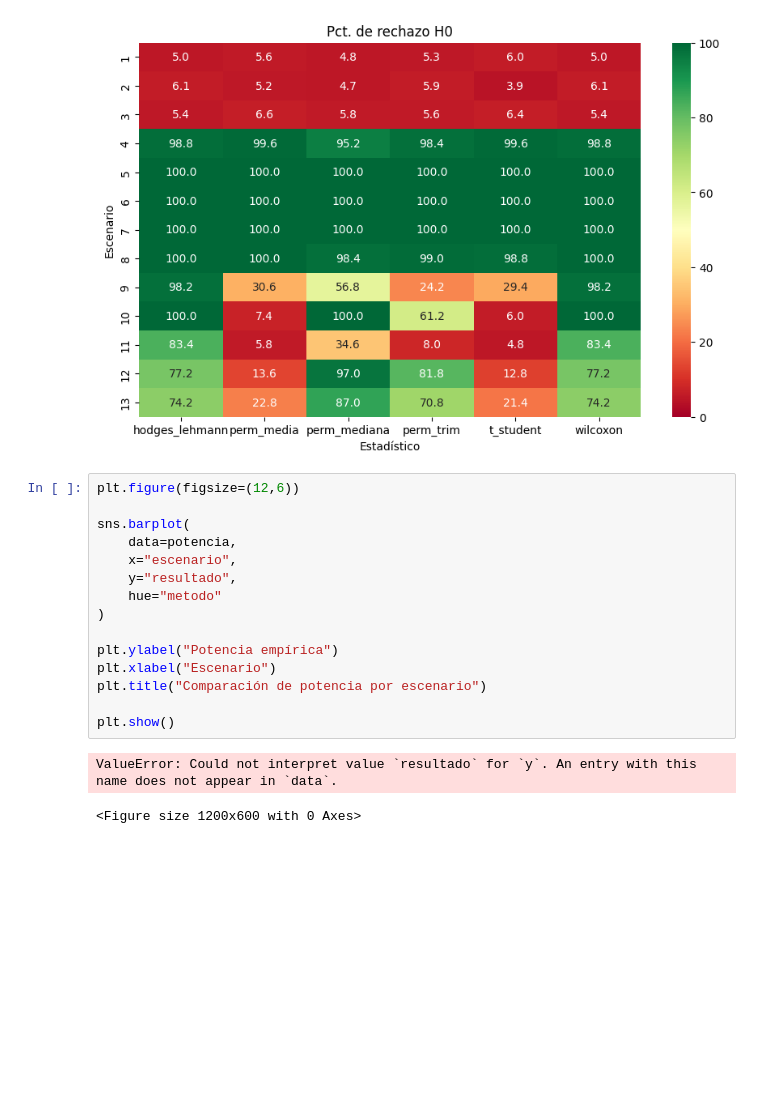
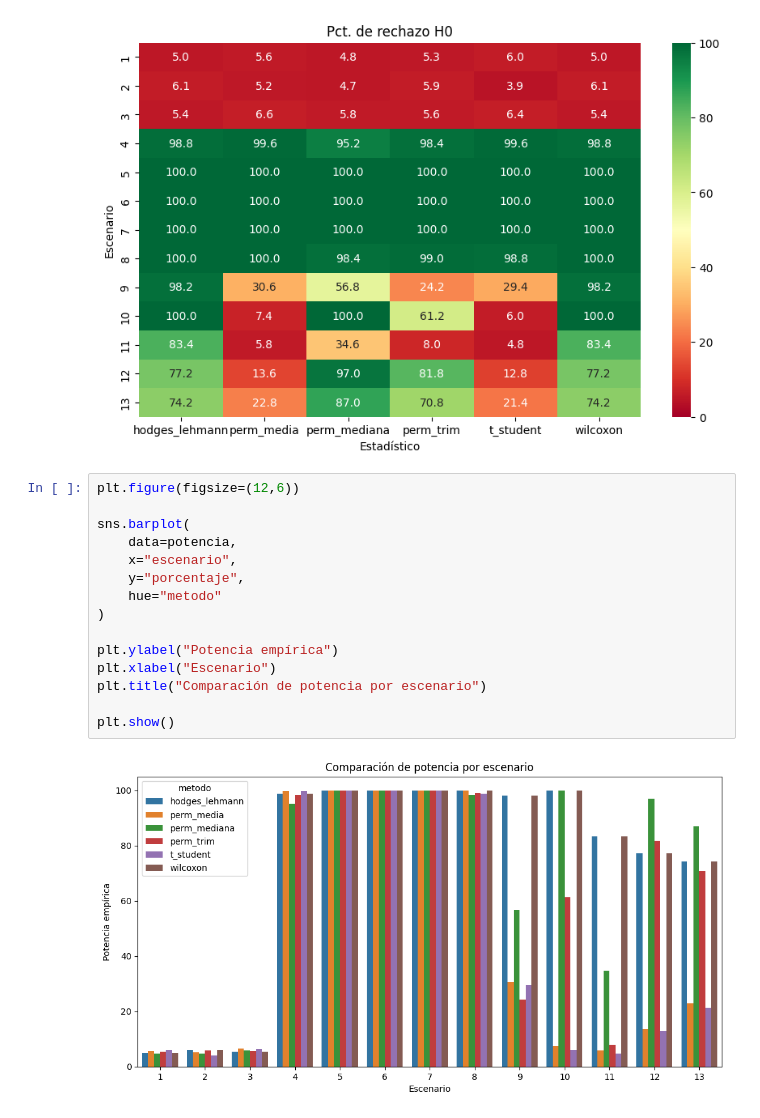
Before and after one commit to luistejon17/Proyecto1EstadisticaNP, a Jupyter notebook: notebooks/2_graficos.ipynb, the cells around one changed output. Cells and saved outputs as stored; diff of their text form; blank space fills up the shorter version.

```diff
--- a/notebooks/2_graficos.ipynb
+++ b/notebooks/2_graficos.ipynb
@@ -58,18 +58,17 @@ plt.show()
 # %%
 plt.figure(figsize=(12,6))
 
 sns.barplot(
     data=potencia,
     x="escenario",
-    y="resultado",
+    y="porcentaje",
     hue="metodo"
 )
 
 plt.ylabel("Potencia empírica")
 plt.xlabel("Escenario")
 plt.title("Comparación de potencia por escenario")
 
 plt.show()
 # %% [output]
-ValueError: Could not interpret value `resultado` for `y`. An entry with this name does not appear in `data`.
-<Figure size 1200x600 with 0 Axes>
+[figure, added]
```
Also changed, not shown: 7 other files.
